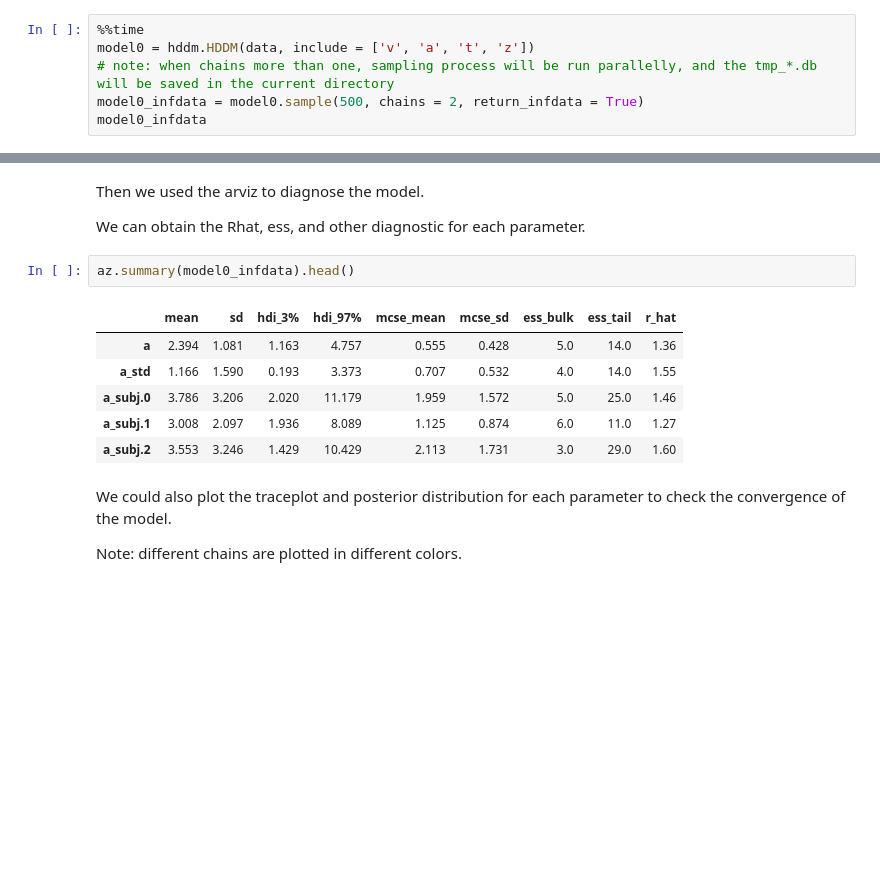
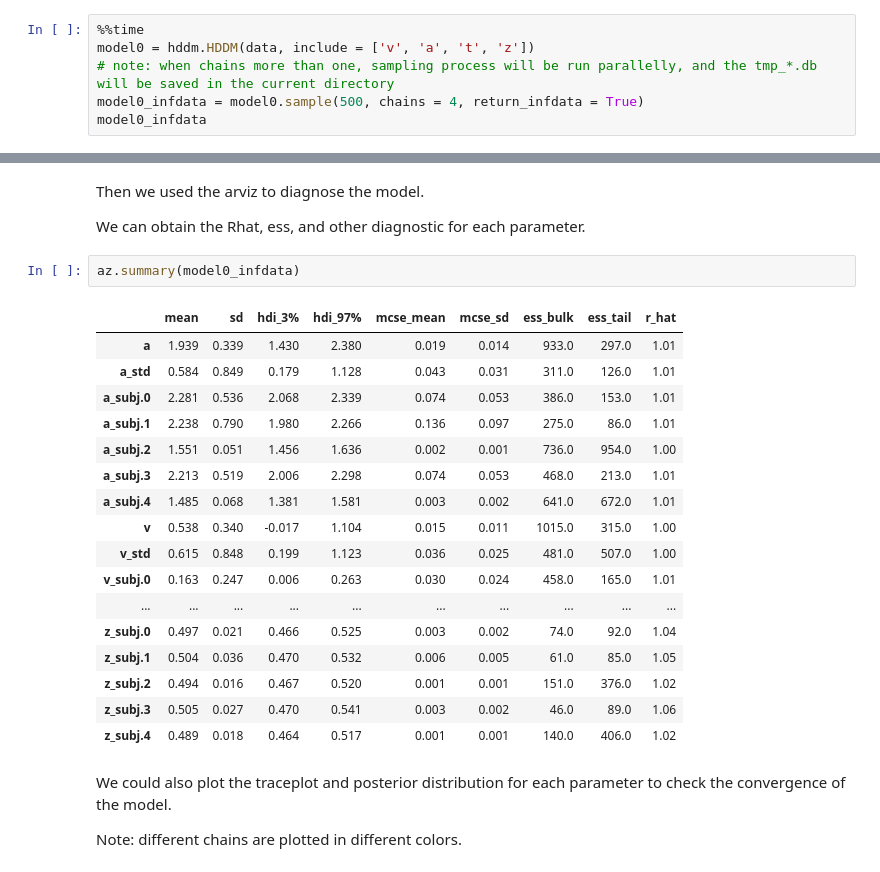
Before and after one commit to hcp4715/dockerHDDM, a Jupyter notebook: dockerHDDM_Quick_View.ipynb, the cells around one changed output, grey strips where cells are left out. Saved outputs shown, nothing was run; the diff lists cells and outputs as text; blank space fills up the shorter version.

```diff
--- a/dockerHDDM_Quick_View.ipynb
+++ b/dockerHDDM_Quick_View.ipynb
@@ -67,7 +67,7 @@ Now, let we **run the model with 2 chains in parallel**, and **return the ArViz
 %%time
 model0 = hddm.HDDM(data, include = ['v', 'a', 't', 'z'])
 # note: when chains more than one, sampling process will be run parallelly, and the tmp_*.db will be saved in the current directory
-model0_infdata = model0.sample(500, chains = 2, return_infdata = True)
+model0_infdata = model0.sample(500, chains = 4, return_infdata = True)
 model0_infdata
 # %% [output]
 No model attribute --> setting up standard HDDM
@@ -84,14 +84,25 @@ Then we used the arviz to diagnose the model.
 
 We can obtain the Rhat, ess, and other diagnostic for each parameter.
 # %%
-az.summary(model0_infdata).head()
+az.summary(model0_infdata)
 # %% [output]
 |  | mean | sd | hdi_3% | hdi_97% | mcse_mean | mcse_sd | ess_bulk | ess_tail | r_hat |
-| a | 2.394 | 1.081 | 1.163 | 4.757 | 0.555 | 0.428 | 5.0 | 14.0 | 1.36 |
-| a_std | 1.166 | 1.590 | 0.193 | 3.373 | 0.707 | 0.532 | 4.0 | 14.0 | 1.55 |
-| a_subj.0 | 3.786 | 3.206 | 2.020 | 11.179 | 1.959 | 1.572 | 5.0 | 25.0 | 1.46 |
-| a_subj.1 | 3.008 | 2.097 | 1.936 | 8.089 | 1.125 | 0.874 | 6.0 | 11.0 | 1.27 |
-| a_subj.2 | 3.553 | 3.246 | 1.429 | 10.429 | 2.113 | 1.731 | 3.0 | 29.0 | 1.60 |
+| a | 1.939 | 0.339 | 1.430 | 2.380 | 0.019 | 0.014 | 933.0 | 297.0 | 1.01 |
+| a_std | 0.584 | 0.849 | 0.179 | 1.128 | 0.043 | 0.031 | 311.0 | 126.0 | 1.01 |
+| a_subj.0 | 2.281 | 0.536 | 2.068 | 2.339 | 0.074 | 0.053 | 386.0 | 153.0 | 1.01 |
+| a_subj.1 | 2.238 | 0.790 | 1.980 | 2.266 | 0.136 | 0.097 | 275.0 | 86.0 | 1.01 |
+| a_subj.2 | 1.551 | 0.051 | 1.456 | 1.636 | 0.002 | 0.001 | 736.0 | 954.0 | 1.00 |
+| a_subj.3 | 2.213 | 0.519 | 2.006 | 2.298 | 0.074 | 0.053 | 468.0 | 213.0 | 1.01 |
+| a_subj.4 | 1.485 | 0.068 | 1.381 | 1.581 | 0.003 | 0.002 | 641.0 | 672.0 | 1.01 |
+| v | 0.538 | 0.340 | -0.017 | 1.104 | 0.015 | 0.011 | 1015.0 | 315.0 | 1.00 |
+| v_std | 0.615 | 0.848 | 0.199 | 1.123 | 0.036 | 0.025 | 481.0 | 507.0 | 1.00 |
+| v_subj.0 | 0.163 | 0.247 | 0.006 | 0.263 | 0.030 | 0.024 | 458.0 | 165.0 | 1.01 |
+| ... | ... | ... | ... | ... | ... | ... | ... | ... | ... |
+| z_subj.0 | 0.497 | 0.021 | 0.466 | 0.525 | 0.003 | 0.002 | 74.0 | 92.0 | 1.04 |
+| z_subj.1 | 0.504 | 0.036 | 0.470 | 0.532 | 0.006 | 0.005 | 61.0 | 85.0 | 1.05 |
+| z_subj.2 | 0.494 | 0.016 | 0.467 | 0.520 | 0.001 | 0.001 | 151.0 | 376.0 | 1.02 |
+| z_subj.3 | 0.505 | 0.027 | 0.470 | 0.541 | 0.003 | 0.002 | 46.0 | 89.0 | 1.06 |
+| z_subj.4 | 0.489 | 0.018 | 0.464 | 0.517 | 0.001 | 0.001 | 140.0 | 406.0 | 1.02 |
 # %% [markdown]
 We could also plot the traceplot and posterior distribution for each parameter to check the convergence of the model.
 
```
Also changed, not shown: parts of 18 cells of this notebook.
